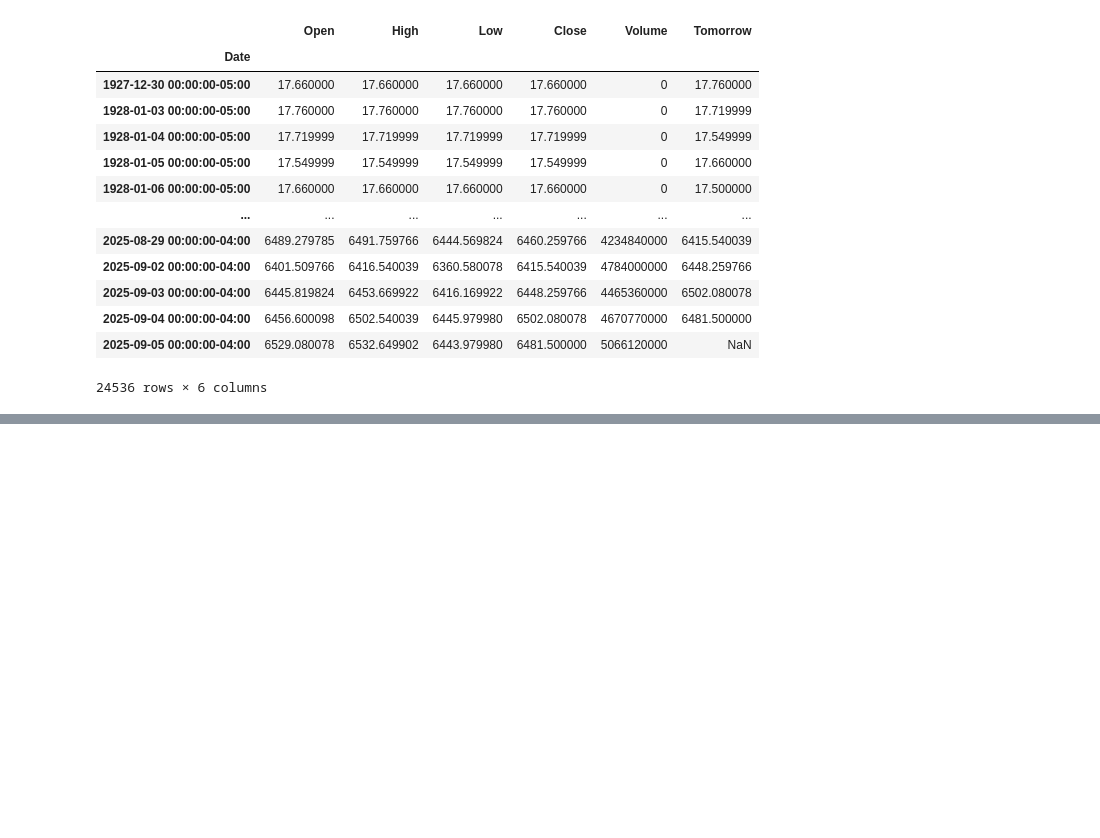
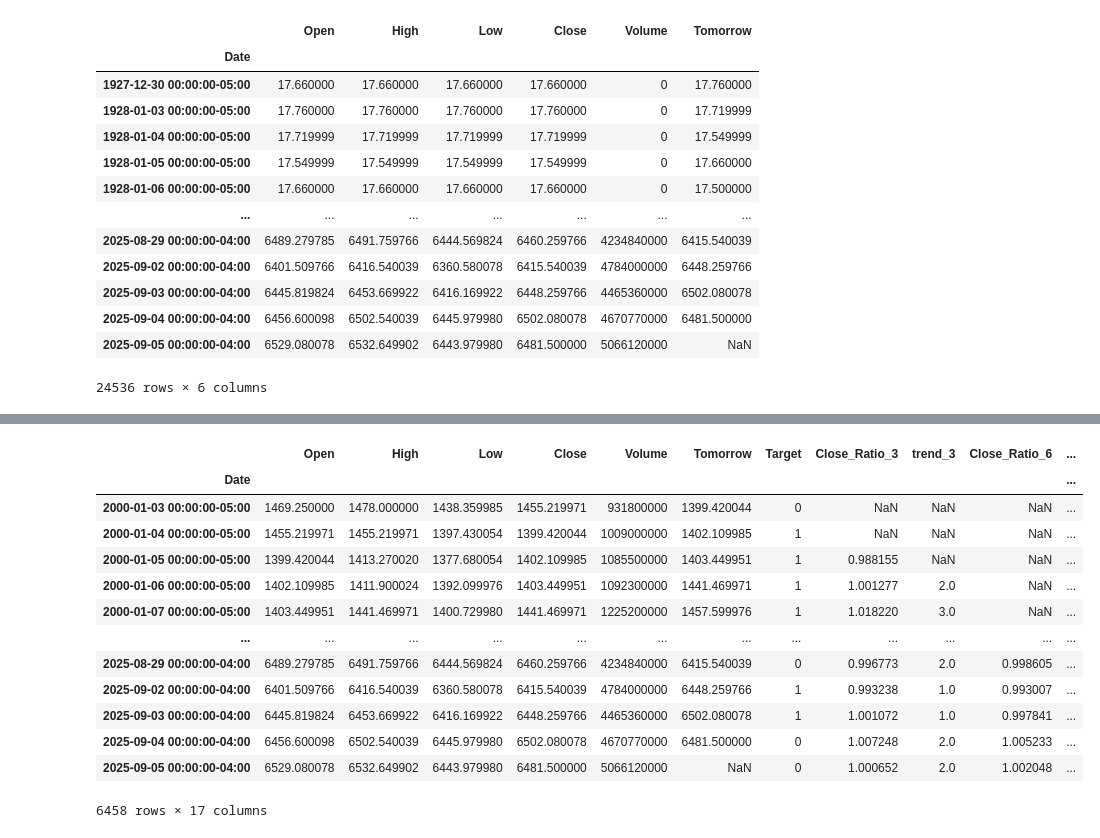
Before and after one commit to Sid-2004/Stock-Market-Predictor, a Jupyter notebook: Stock_Market_Predictor.ipynb, the cells around one changed output, grey strips where cells are left out. Saved outputs shown, nothing was run; the diff lists cells and outputs as text; code cells hidden in the pictures; blank space fills up the shorter version.

```diff
--- a/Stock_Market_Predictor.ipynb
+++ b/Stock_Market_Predictor.ipynb
@@ -82,3 +82,5 @@ sp500
 | 2025-09-04 00:00:00-04:00 | 6456.600098 | 6502.540039 | 6445.979980 | 6502.080078 | 4670770000 | 6481.500000 |
 | 2025-09-05 00:00:00-04:00 | 6529.080078 | 6532.649902 | 6443.979980 | 6481.500000 | 5066120000 | NaN |
 24536 rows × 6 columns
+# %%
+sp500["Target"] = (sp500["Tomorrow"] > sp500["Close"]).astype(int)
@@ -84,0 +202,31 @@ sp500
+# %%
+horizons = [3,6,9,300,1000]
+new_predictors = []
+for horizon in horizons:
+  rolling_averages = sp500.rolling(horizon).mean()
+
+  ratio_column = f"Close_Ratio_{horizon}"
+  sp500[ratio_column] = sp500["Close"] / rolling_averages["Close"]
+
+  trend_column= f"trend_{horizon}"
+  sp500[trend_column] = sp500.shift(1).rolling(horizon).sum()["Target"]
+
+  new_predictors += [ratio_column, trend_column]
+# %%
+sp500.dropna()
+sp500
+# %% [output]
+|  | Open | High | Low | Close | Volume | Tomorrow | Target | Close_Ratio_3 | trend_3 | Close_Ratio_6 | ... |
+| Date |  |  |  |  |  |  |  |  |  |  | ... |
+| 2000-01-03 00:00:00-05:00 | 1469.250000 | 1478.000000 | 1438.359985 | 1455.219971 | 931800000 | 1399.420044 | 0 | NaN | NaN | NaN | ... |
+| 2000-01-04 00:00:00-05:00 | 1455.219971 | 1455.219971 | 1397.430054 | 1399.420044 | 1009000000 | 1402.109985 | 1 | NaN | NaN | NaN | ... |
+| 2000-01-05 00:00:00-05:00 | 1399.420044 | 1413.270020 | 1377.680054 | 1402.109985 | 1085500000 | 1403.449951 | 1 | 0.988155 | NaN | NaN | ... |
+| 2000-01-06 00:00:00-05:00 | 1402.109985 | 1411.900024 | 1392.099976 | 1403.449951 | 1092300000 | 1441.469971 | 1 | 1.001277 | 2.0 | NaN | ... |
+| 2000-01-07 00:00:00-05:00 | 1403.449951 | 1441.469971 | 1400.729980 | 1441.469971 | 1225200000 | 1457.599976 | 1 | 1.018220 | 3.0 | NaN | ... |
+| ... | ... | ... | ... | ... | ... | ... | ... | ... | ... | ... | ... |
+| 2025-08-29 00:00:00-04:00 | 6489.279785 | 6491.759766 | 6444.569824 | 6460.259766 | 4234840000 | 6415.540039 | 0 | 0.996773 | 2.0 | 0.998605 | ... |
+| 2025-09-02 00:00:00-04:00 | 6401.509766 | 6416.540039 | 6360.580078 | 6415.540039 | 4784000000 | 6448.259766 | 1 | 0.993238 | 1.0 | 0.993007 | ... |
+| 2025-09-03 00:00:00-04:00 | 6445.819824 | 6453.669922 | 6416.169922 | 6448.259766 | 4465360000 | 6502.080078 | 1 | 1.001072 | 1.0 | 0.997841 | ... |
+| 2025-09-04 00:00:00-04:00 | 6456.600098 | 6502.540039 | 6445.979980 | 6502.080078 | 4670770000 | 6481.500000 | 0 | 1.007248 | 2.0 | 1.005233 | ... |
+| 2025-09-05 00:00:00-04:00 | 6529.080078 | 6532.649902 | 6443.979980 | 6481.500000 | 5066120000 | NaN | 0 | 1.000652 | 2.0 | 1.002048 | ... |
+6458 rows × 17 columns
```
Also changed, not shown: parts of 20 cells of this notebook.
